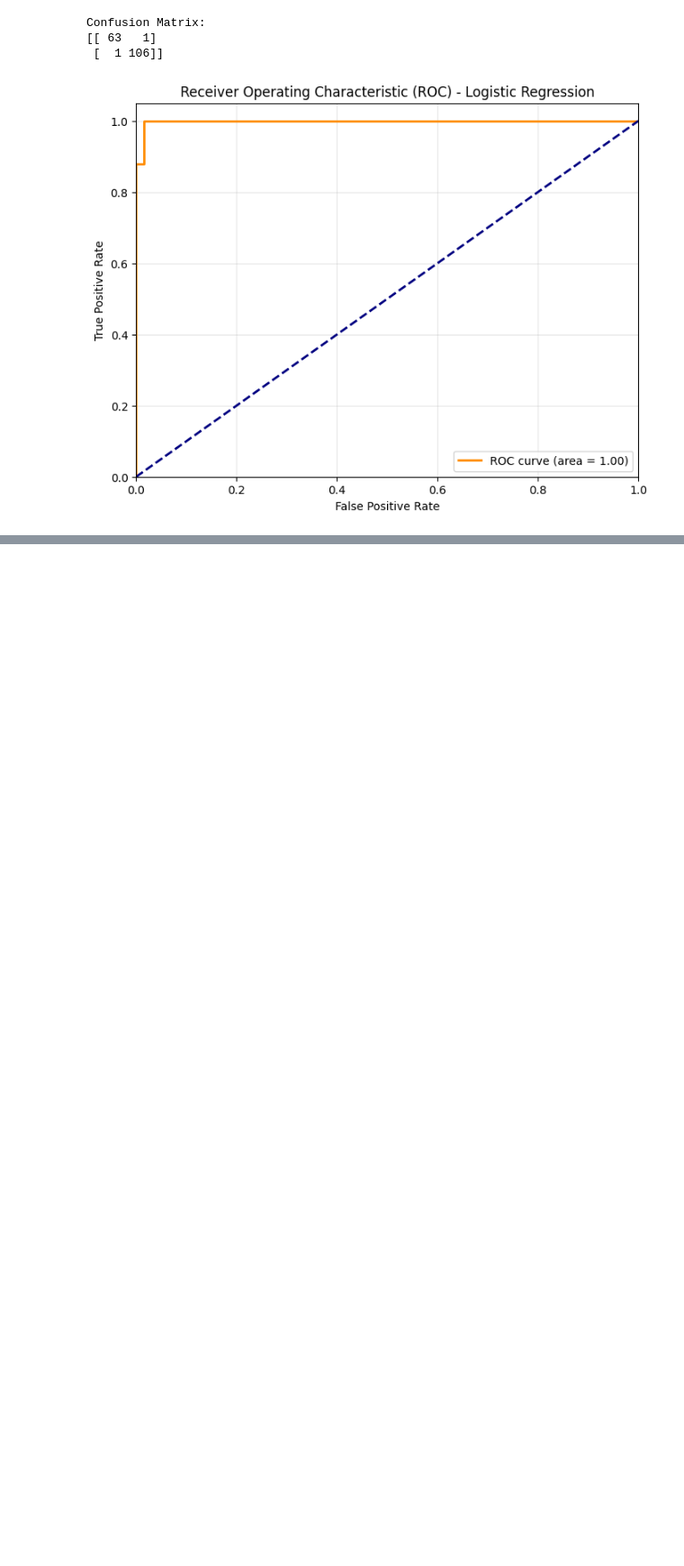
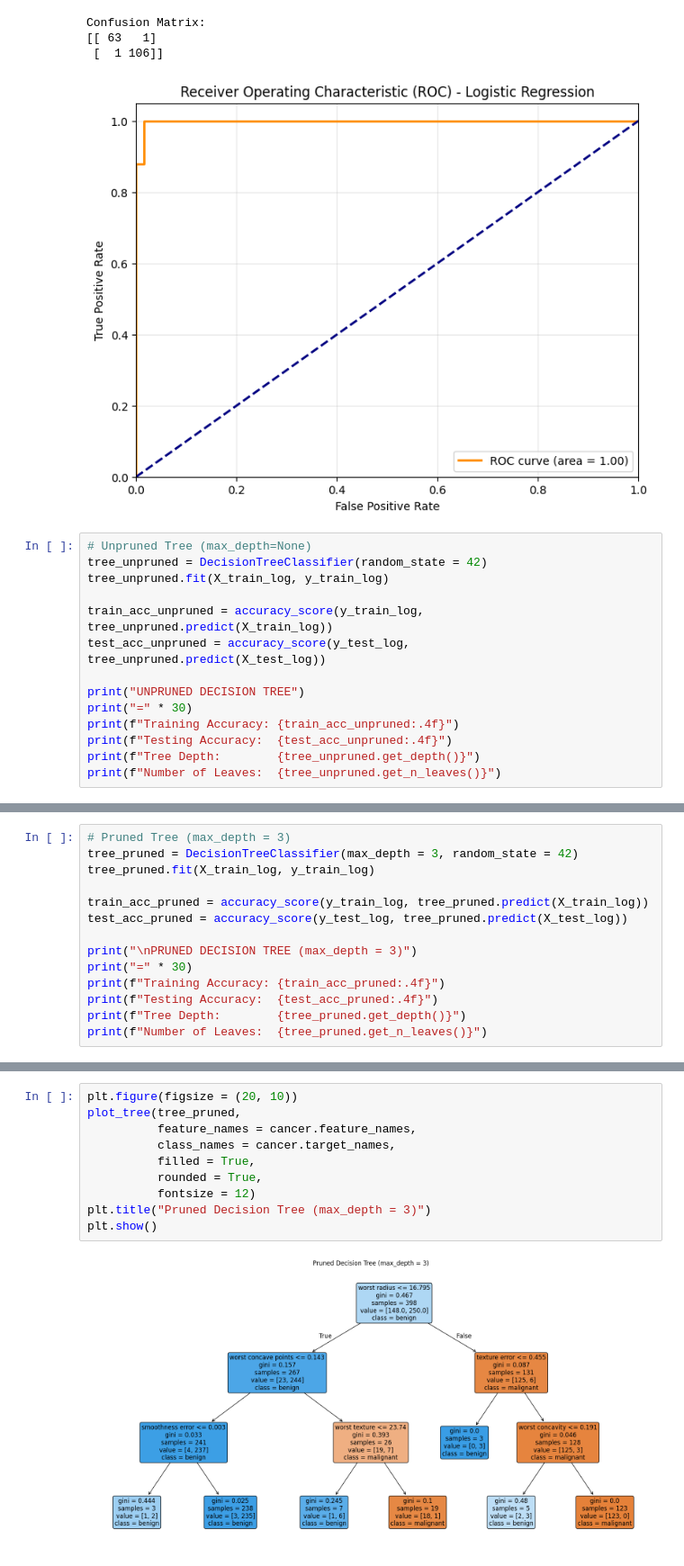
Before and after one commit to Riot808s/FUNDAI-Laboratories-Balona, a Jupyter notebook: Lab8_Supervised_Learning_Balona.ipynb, the cells around one changed output, grey strips where cells are left out. Shown at 90% size. Drawn from its saved outputs; the diff is of its cells as text; blank space fills up the shorter version.

```diff
--- a/Lab8_Supervised_Learning_Balona.ipynb
+++ b/Lab8_Supervised_Learning_Balona.ipynb
@@ -162,3 +162,17 @@ Confusion Matrix:
 [[ 63   1]
  [  1 106]]
 [figure]
+# %%
+# Unpruned Tree (max_depth=None)
+tree_unpruned = DecisionTreeClassifier(random_state = 42)
+tree_unpruned.fit(X_train_log, y_train_log)
+
+train_acc_unpruned = accuracy_score(y_train_log, tree_unpruned.predict(X_train_log))
+test_acc_unpruned = accuracy_score(y_test_log, tree_unpruned.predict(X_test_log))
+
+print("UNPRUNED DECISION TREE")
+print("=" * 30)
+print(f"Training Accuracy: {train_acc_unpruned:.4f}")
+print(f"Testing Accuracy:  {test_acc_unpruned:.4f}")
+print(f"Tree Depth:        {tree_unpruned.get_depth()}")
+print(f"Number of Leaves:  {tree_unpruned.get_n_leaves()}")
@@ -164,0 +186,14 @@ Confusion Matrix:
+# %%
+# Pruned Tree (max_depth = 3)
+tree_pruned = DecisionTreeClassifier(max_depth = 3, random_state = 42)
+tree_pruned.fit(X_train_log, y_train_log)
+
+train_acc_pruned = accuracy_score(y_train_log, tree_pruned.predict(X_train_log))
+test_acc_pruned = accuracy_score(y_test_log, tree_pruned.predict(X_test_log))
+
+print("\nPRUNED DECISION TREE (max_depth = 3)")
+print("=" * 30)
+print(f"Training Accuracy: {train_acc_pruned:.4f}")
+print(f"Testing Accuracy:  {test_acc_pruned:.4f}")
+print(f"Tree Depth:        {tree_pruned.get_depth()}")
+print(f"Number of Leaves:  {tree_pruned.get_n_leaves()}")
@@ -164,0 +207,12 @@ Confusion Matrix:
+# %%
+plt.figure(figsize = (20, 10))
+plot_tree(tree_pruned,
+          feature_names = cancer.feature_names,
+          class_names = cancer.target_names,
+          filled = True,
+          rounded = True,
+          fontsize = 12)
+plt.title("Pruned Decision Tree (max_depth = 3)")
+plt.show()
+# %% [output]
+[figure, added]
```
Also changed, not shown: parts of 8 cells of this notebook.
